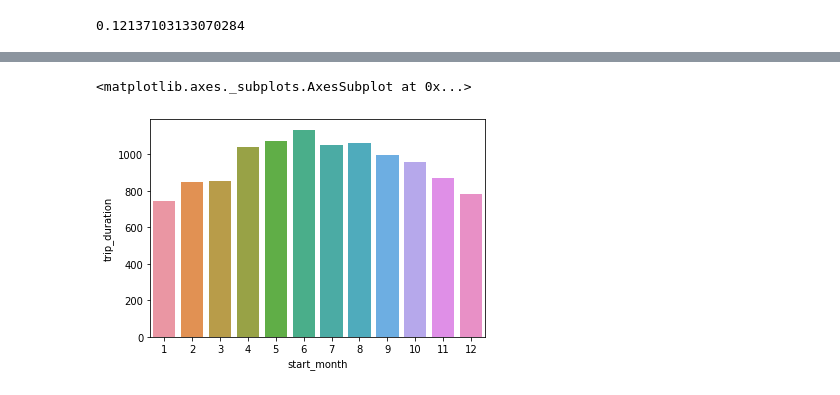
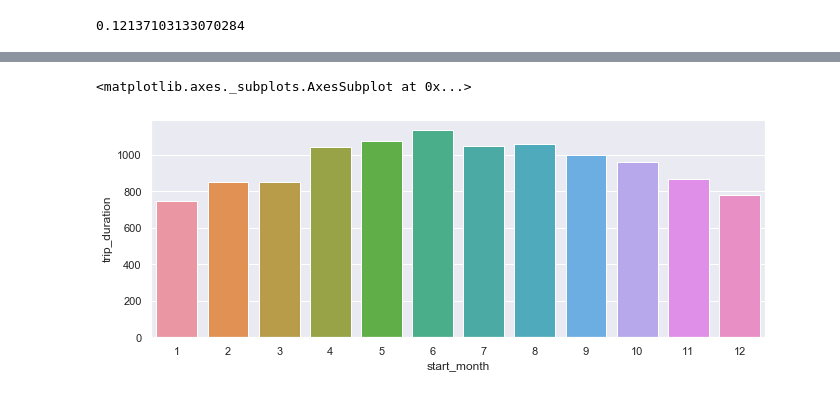
Before and after one commit to zhangym1256/Citi-Bike-Capstone, a Jupyter notebook: may/data_extraction.ipynb, the cells around one changed output, grey strips where cells are left out. Drawn from its saved outputs; the diff is of its cells as text; code cells hidden in the pictures.

Commit message:
Change weather file

```diff
--- a/may/data_extraction.ipynb
+++ b/may/data_extraction.ipynb
@@ -217,0 +165,3 @@ Index(['trip_duration', 'starttime', 'stoptime', 'start_station_ID',
+# %%
+train_df_weather = pd.read_csv('train_weather.csv',index_col = 0)
+test_df_weather = pd.read_csv('test_weather.csv',index_col = 0)
@@ -217,0 +191,7 @@ Index(['trip_duration', 'starttime', 'stoptime', 'start_station_ID',
+# %%
+sns.set(rc={'figure.figsize':(11, 4)})
+cols_plot = ['Daily Trip Count','Avg Trip Duration','Avg Distance']
+axes = daily_trip[cols_plot].plot(marker='.', alpha=0.5, linestyle='None', figsize=(11, 9), subplots=True)
+axes[0].set_ylabel('Daily Trip Count')
+axes[1].set_ylabel('Avg Trip Duration(s)')
+axes[2].set_ylabel('Avg Distance(mile)')
@@ -321,5 +310,6 @@ train_df
 # %%
+a = train_df_weather.groupby('start_month').mean()[['trip_duration']].reset_index()
 sns.barplot(x = a.start_month, y = a.trip_duration)
 # %% [output]
 <matplotlib.axes._subplots.AxesSubplot at 0x...>
-[figure, old version]
+[figure, new version]
```
Also changed, not shown: parts of 48 cells of this notebook.
